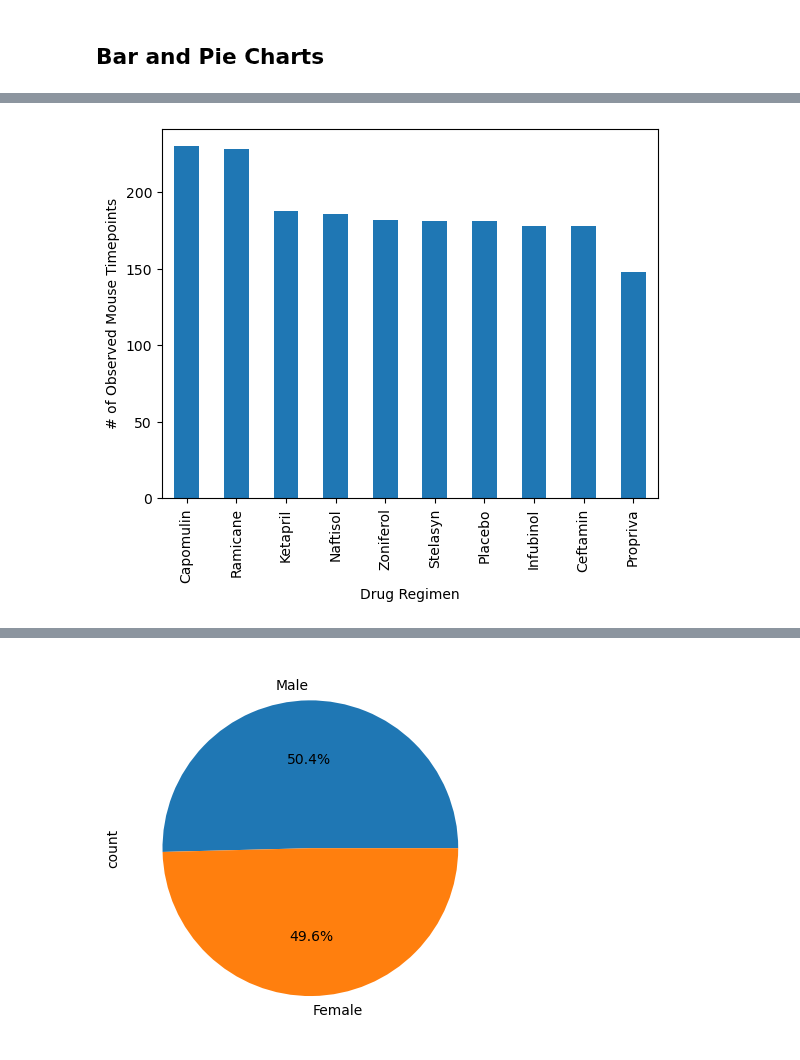
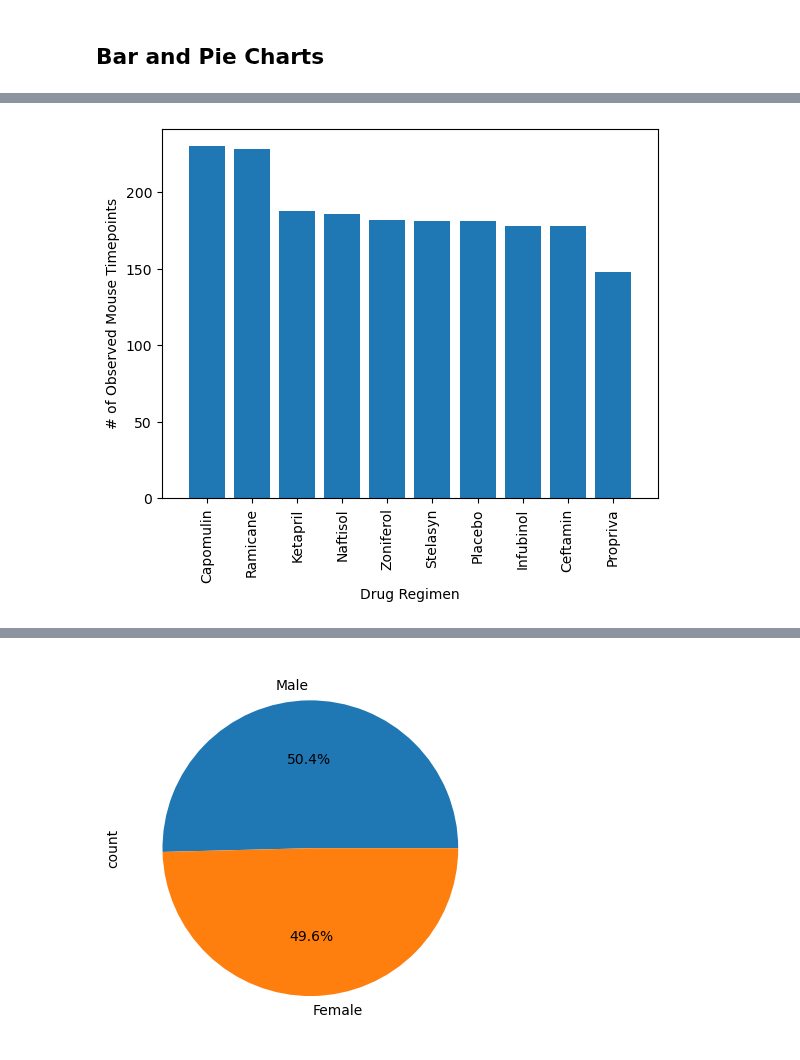
Before and after one commit to Golnaz8/Matplotlib_visualization, a Jupyter notebook: Pymaceuticals/pymaceuticals_ultimate.ipynb, the cells around one changed output, grey strips where cells are left out. Cells and saved outputs as stored; diff of their text form; code cells hidden in the pictures.

```diff
--- a/Pymaceuticals/pymaceuticals_ultimate.ipynb
+++ b/Pymaceuticals/pymaceuticals_ultimate.ipynb
@@ -148,3 +148,18 @@ summary_statistics_advanced
 | Zoniferol | 53.236507 | 51.818479 | 48.533355 | 6.966589 | 0.516398 |
 # %% [markdown]
 ## Bar and Pie Charts
+# %%
+drug_regimen_counts = cleaned_df['Drug Regimen'].value_counts()
+summary_statistics_advanced['Counts'] = drug_regimen_counts
+summary_statistics = summary_statistics_advanced.reset_index()
+summary_statistics = summary_statistics.sort_values("Counts", ascending=False)
+# %%
+# Generate a bar plot showing the total number of rows (Mouse ID/Timepoints) for each drug regimen using Pandas.
+x_axis = summary_statistics["Drug Regimen"]
+y_axis = summary_statistics["Counts"]
+plt.xticks(rotation="vertical")
+plt.xlabel('Drug Regimen')
+plt.ylabel('# of Observed Mouse Timepoints')
+plt.xlim(-0.5, len(x_axis)-0.5)
+plt.bar(x_axis, y_axis, align="center", width=0.5)
+plt.show()
@@ -151,4 +168,11 @@ summary_statistics_advanced
 # %%
-# Generate a bar plot showing the total number of rows (Mouse ID/Timepoints) for each drug regimen using Pandas.
+# Generate a bar plot showing the total number of rows (Mouse ID/Timepoints) for each drug regimen using pyplot.
+plt.clf()
+drug_regimen_counts = cleaned_df['Drug Regimen'].value_counts()
+drug_regimen_counts.plot(kind='bar', width= 0.8)
+plt.xlabel('Drug Regimen')
+plt.ylabel('# of Observed Mouse Timepoints')
+plt.xlim(-1, len(x_axis))
+plt.show()
 # %% [output]
-[figure, old version]
+[figure, new version]
```
Also changed, not shown: parts of 3 cells of this notebook.
